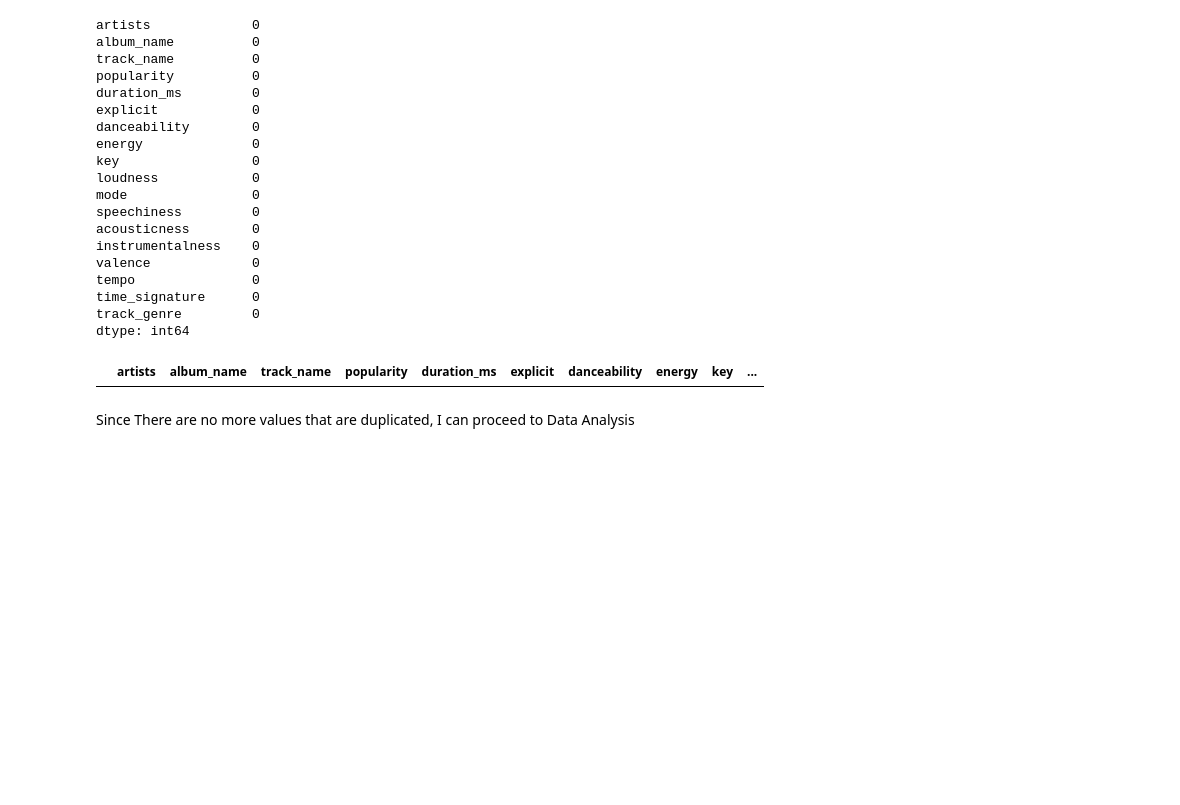
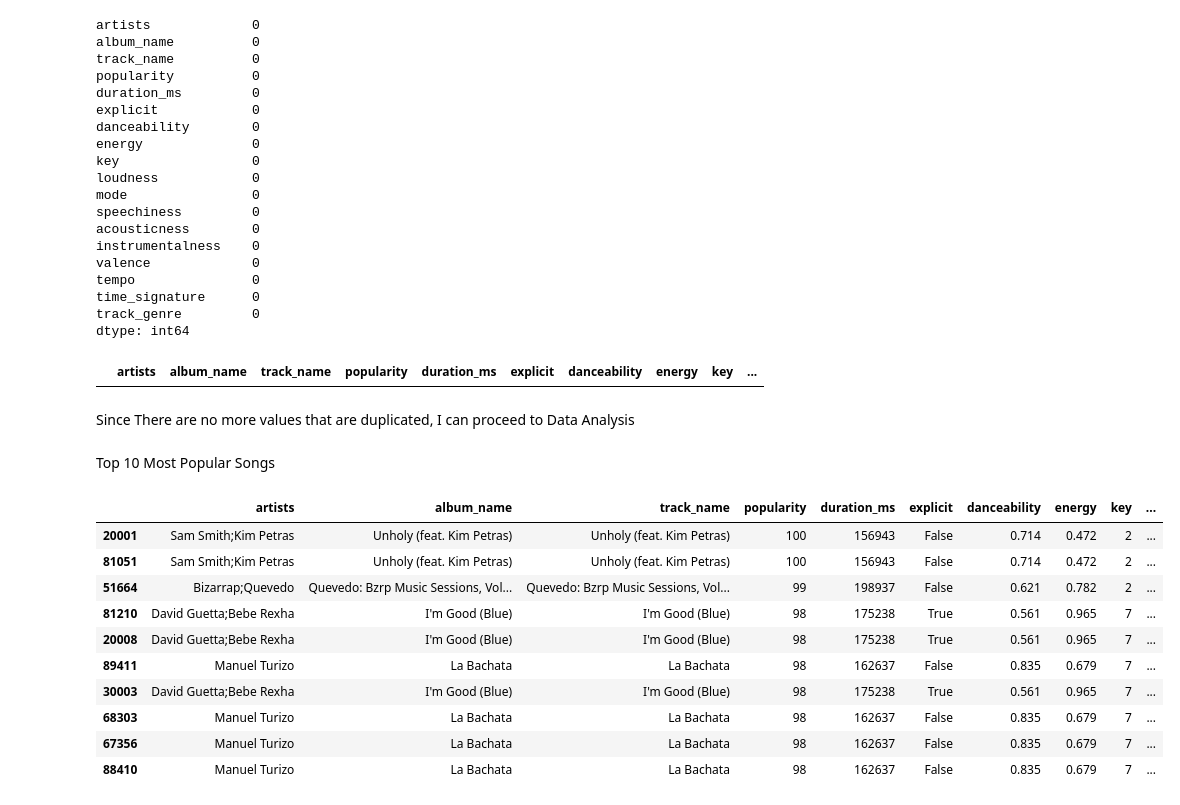
Before and after one commit to schao021/Spotify_Analysis, a Jupyter notebook: spotify_analysis.ipynb, the cells around one changed output. Saved outputs shown, nothing was run; the diff lists cells and outputs as text; code cells hidden in the pictures; blank space fills up the shorter version.

```diff
--- a/spotify_analysis.ipynb
+++ b/spotify_analysis.ipynb
@@ -154,3 +154,20 @@ df_cleaned_duplicate
 |  | artists | album_name | track_name | popularity | duration_ms | explicit | danceability | energy | key | ... |
 # %% [markdown]
 Since There are no more values that are duplicated, I can proceed to Data Analysis
+# %% [markdown]
+Top 10 Most Popular Songs
+# %%
+top_10_popular_song = df_cleaned.sort_values('popularity', ascending=False).head(10)
+top_10_popular_song
+# %% [output]
+|  | artists | album_name | track_name | popularity | duration_ms | explicit | danceability | energy | key | ... |
+| 20001 | Sam Smith;Kim Petras | Unholy (feat. Kim Petras) | Unholy (feat. Kim Petras) | 100 | 156943 | False | 0.714 | 0.472 | 2 | ... |
+| 81051 | Sam Smith;Kim Petras | Unholy (feat. Kim Petras) | Unholy (feat. Kim Petras) | 100 | 156943 | False | 0.714 | 0.472 | 2 | ... |
+| 51664 | Bizarrap;Quevedo | Quevedo: Bzrp Music Sessions, Vol... | Quevedo: Bzrp Music Sessions, Vol... | 99 | 198937 | False | 0.621 | 0.782 | 2 | ... |
+| 81210 | David Guetta;Bebe Rexha | I'm Good (Blue) | I'm Good (Blue) | 98 | 175238 | True | 0.561 | 0.965 | 7 | ... |
+| 20008 | David Guetta;Bebe Rexha | I'm Good (Blue) | I'm Good (Blue) | 98 | 175238 | True | 0.561 | 0.965 | 7 | ... |
+| 89411 | Manuel Turizo | La Bachata | La Bachata | 98 | 162637 | False | 0.835 | 0.679 | 7 | ... |
+| 30003 | David Guetta;Bebe Rexha | I'm Good (Blue) | I'm Good (Blue) | 98 | 175238 | True | 0.561 | 0.965 | 7 | ... |
+| 68303 | Manuel Turizo | La Bachata | La Bachata | 98 | 162637 | False | 0.835 | 0.679 | 7 | ... |
+| 67356 | Manuel Turizo | La Bachata | La Bachata | 98 | 162637 | False | 0.835 | 0.679 | 7 | ... |
+| 88410 | Manuel Turizo | La Bachata | La Bachata | 98 | 162637 | False | 0.835 | 0.679 | 7 | ... |
```
Also changed, not shown: parts of 9 cells of this notebook, 1 other file.
